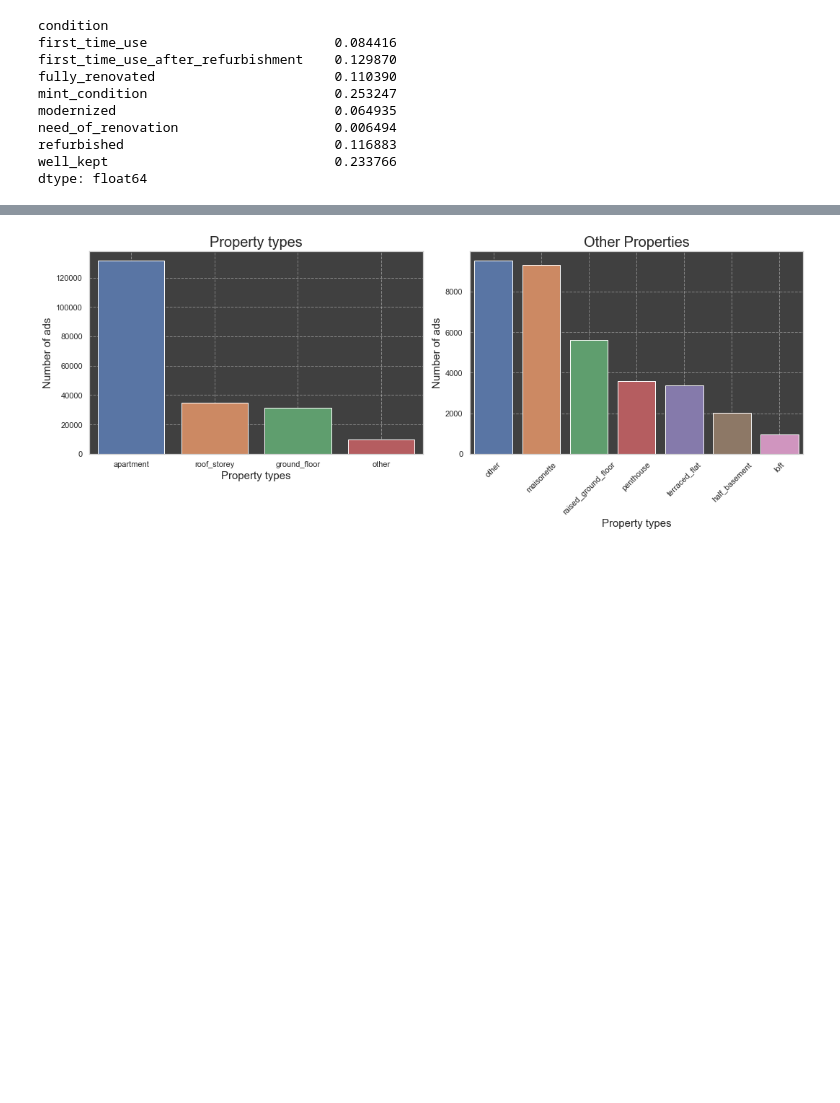
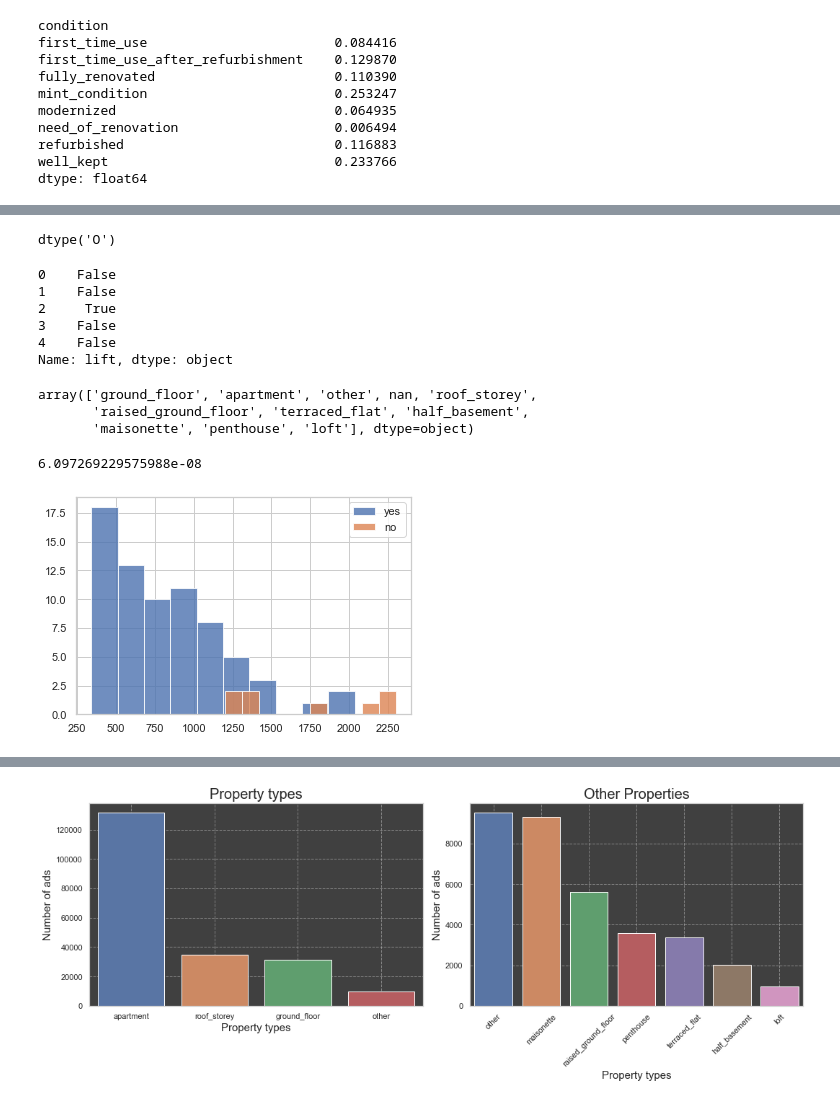
Before and after one commit to eriglesias/housing_prices_DEU, a Jupyter notebook: housing_analysis_de.ipynb, the cells around one changed output, grey strips where cells are left out. Saved outputs shown, nothing was run; the diff lists cells and outputs as text; code cells hidden in the pictures; blank space fills up the shorter version.

Commit message:
05/27/22 marginal proportions, contingency tables, chi-square statistic, introduction to hyptothesis testing, two sample t-test quantitative- binary variable

```diff
--- a/housing_analysis_de.ipynb
+++ b/housing_analysis_de.ipynb
@@ -1236,3 +1284,42 @@ dtype: float64
+# %%
+housing.typeOfFlat.dtypes
+# %% [output]
+dtype('O')
+# %%
+#small test to convert a bool into a string
+lift_string = housing.lift.copy() #create a copy of pandas DataFrame
+lift_string['lift']= housing['lift'].map({True: 'True', False:'False'}) #Replace boolean by string
+lift_string.head()    #print updated pandas DataFrame
+# %% [output]
+0    False
+1    False
+2     True
+3    False
+4    False
+Name: lift, dtype: object
+# %%
+housing.typeOfFlat.unique()
+# %% [output]
+array(['ground_floor', 'apartment', 'other', nan, 'roof_storey',
+       'raised_ground_floor', 'terraced_flat', 'half_basement',
+       'maisonette', 'penthouse', 'loft'], dtype=object)
+# %%
+apartment = housing_ohne_nan.totalRent[housing_ohne_nan.typeOfFlat =='apartment']
+maisonette = housing_ohne_nan.totalRent[housing_ohne_nan.typeOfFlat =='maisonette']
+# %%
+# Two-Sample T-Test
+from scipy.stats import ttest_ind
+tstat, pval = ttest_ind(apartment, maisonette)
+print(pval)
+# %% [output]
+6.097269229575988e-08
+# %%
+plt.hist(apartment,alpha=.8,label='yes')
+plt.hist (maisonette, alpha=.8,label = 'no')
+plt.legend()
+plt.show()
+# %% [output]
+[figure, added]
 # %%
 # Unique values.
 columns = ['regio1','typeOfFlat','heatingType','condition','regio2','regio3']
```
Also changed, not shown: parts of 30 cells of this notebook.
